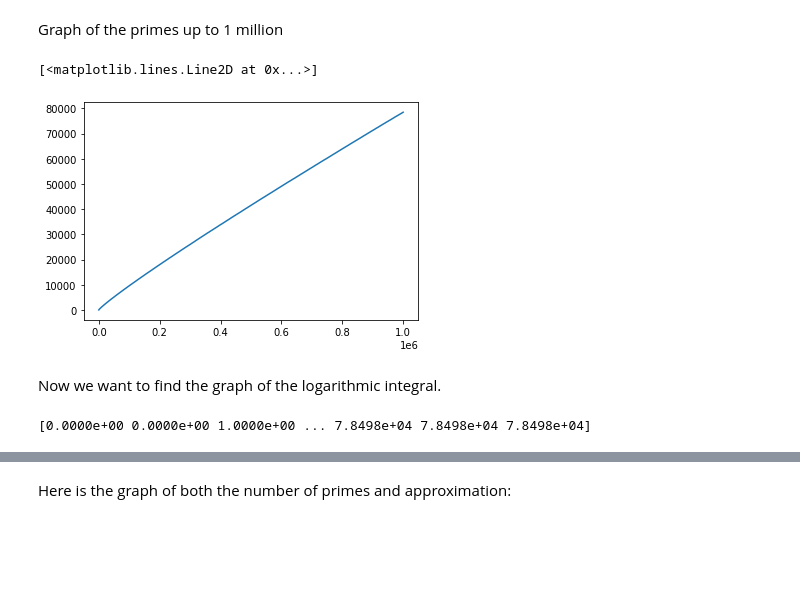
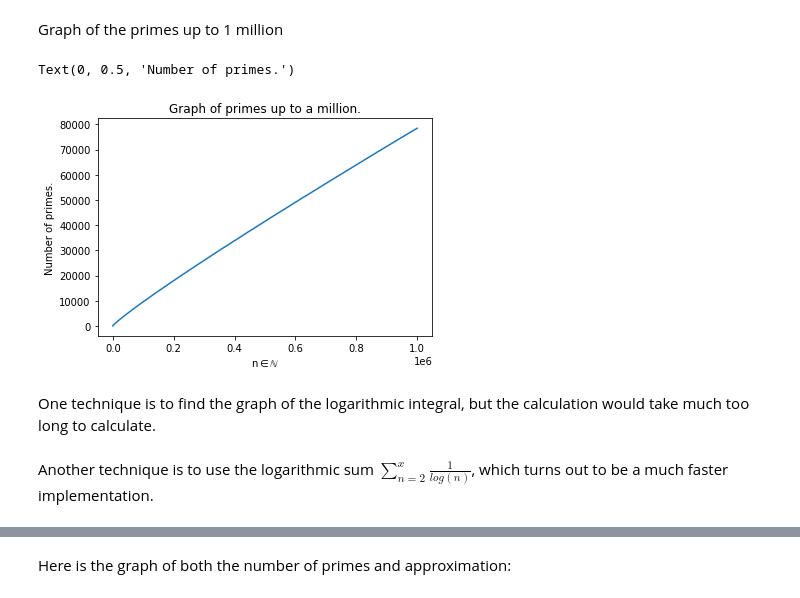
Before and after one commit to JZBarsky/TestRepo, a Jupyter notebook: project_2_Josh_B_edits.ipynb, the cells around one changed output, grey strips where cells are left out. Cells and saved outputs as stored; diff of their text form; code cells hidden in the pictures; blank space fills up the shorter version.

```diff
--- a/project_2_Josh_B_edits.ipynb
+++ b/project_2_Josh_B_edits.ipynb
@@ -46,13 +46,12 @@ Graph of the primes up to 1 million
 # %%
 xval = np.arange(0,1000000)
 yval = primesuptolist(1000000)
 plt.plot(xval,yval)
+plt.title('Graph of primes up to a million.')
+plt.xlabel('n$\in\mathbb{N}$')
+plt.ylabel('Number of primes.')
 # %% [output]
-[<matplotlib.lines.Line2D at 0x...>]
+Text(0, 0.5, 'Number of primes.')
-[figure, old version]
+[figure, new version]
 # %% [markdown]
-Now we want to find the graph of the logarithmic integral.
+One technique is to find the graph of the logarithmic integral, but the calculation would take much too long to calculate.
-# %%
-print(yval)
-# %% [output]
-[0.0000e+00 0.0000e+00 1.0000e+00 ... 7.8498e+04 7.8498e+04 7.8498e+04]
@@ -71,0 +72,2 @@ inputs = np.array(range(1000000))
+# %% [markdown]
+Another technique is to use the logarithmic sum $\sum_{n=2}^{x}\frac{1}{log(n)}$, which turns out to be a much faster implementation.
```
Also changed, not shown: parts of 9 cells of this notebook.
